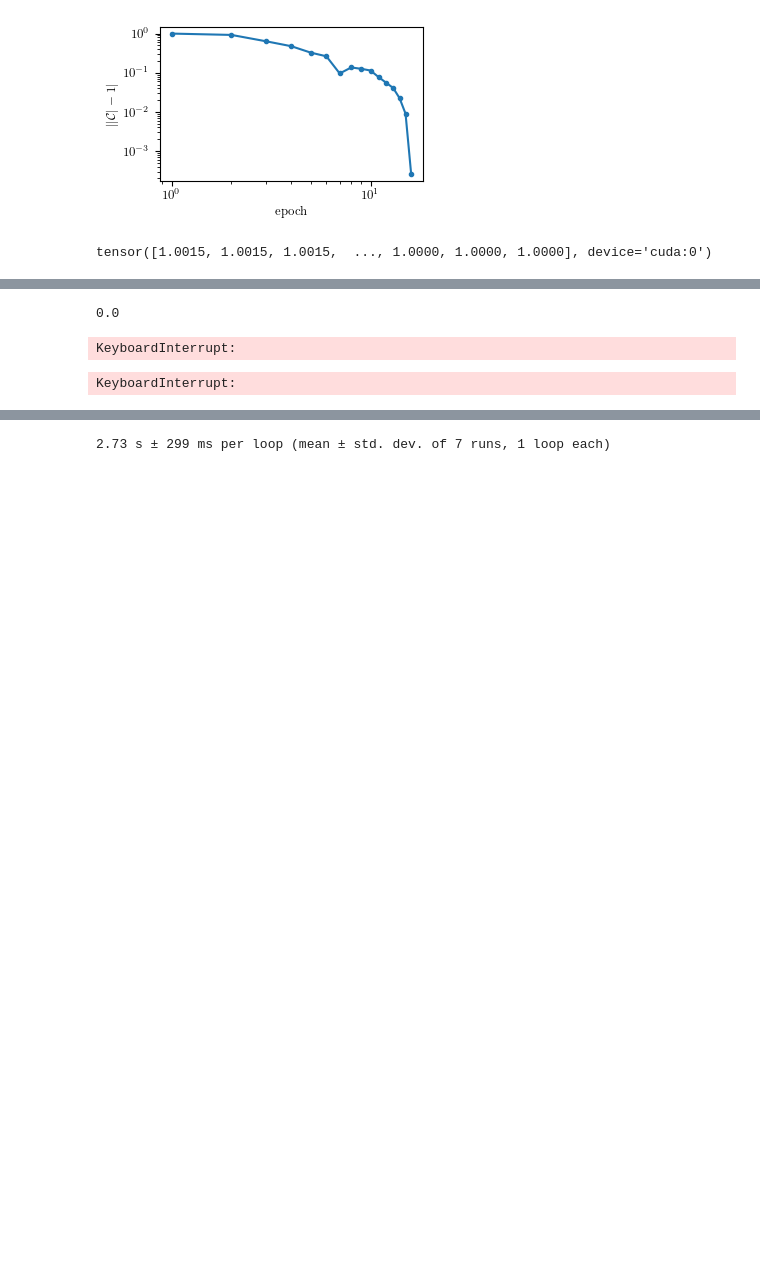
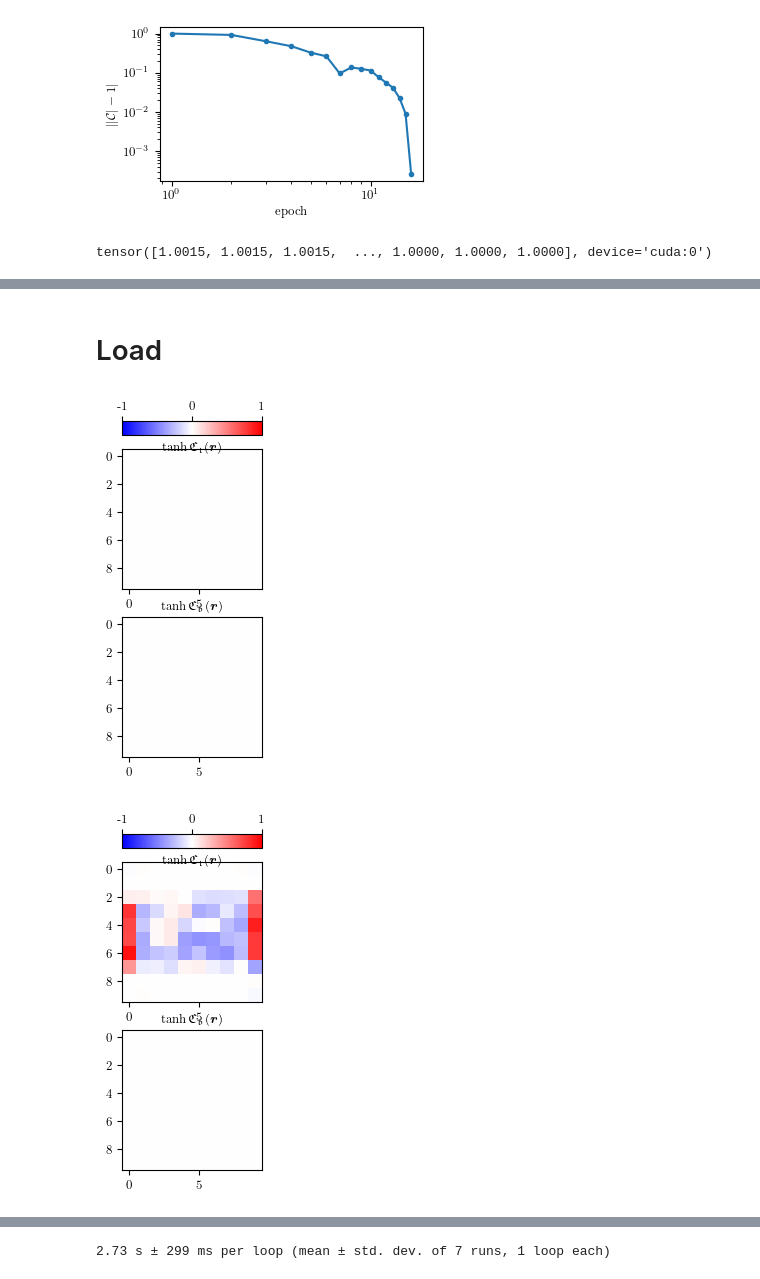
Before and after one commit to hainingpan/GTN, a Jupyter notebook: test_pytorch.ipynb, the cells around one changed output, grey strips where cells are left out. Cells and saved outputs as stored; diff of their text form; code cells hidden in the pictures; blank space fills up the shorter version.

```diff
--- a/test_pytorch.ipynb
+++ b/test_pytorch.ipynb
@@ -206,4 +274,5 @@ plot_C_r(C_r[0],ax,bottomcb=False)
 # %%
-fig,ax=plt.subplots(1,2,figsize=(5,2.5))
-plot_EC(EC,ax=ax,vmax=None)
+for idx in range(len(EC_list)):
+    fig,ax=plt.subplots(1,2,figsize=(5,2.5))
+    plot_EC(EC_list[idx].cpu(),ax=ax,vmax=None)
 # %% [output]
@@ -215,4 +289,0 @@ plot_EC(EC,ax=ax,vmax=None)
-# %%
-for idx in range(len(C_r_list)):
-    fig,ax=plt.subplots(2,1)
-    plot_C_r(C_r_list[idx][0],ax,bottomcb=False)
@@ -233,4 +289,0 @@ for idx in range(len(C_r_list)):
-# %%
-for idx in range(len(EC_list)):
-    fig,ax=plt.subplots(1,2,figsize=(5,2.5))
-    plot_EC(EC_list[idx],ax=ax,vmax=None)
@@ -376,12 +379,11 @@ plt.plot(nu_list)
-# %%
-chern_number_quick(gtn2_torch.C_m,A_idx_0,B_idx_0,C_idx_0,device=gtn2_torch.device,dtype=gtn2_torch.dtype_float)
-# %% [output]
-0.0
-# %%
-measure_feedback_layer(gtn2_torch,)
-# %% [output]
-KeyboardInterrupt:
-# %%
-randomize(gtn2_torch,measure=True)
-# %% [output]
-KeyboardInterrupt:
+# %% [markdown]
+# Load
+# %%
+rs = torch.load('class_A_2D_L10_nshell2_tf10.pt', map_location='cpu')
+# %%
+for idx in range(len(C_r_list)):
+    fig,ax=plt.subplots(2,1)
+    plot_C_r(rs['C_r'][idx][0],ax,bottomcb=False)
+# %% [output]
+[figure, added]
+[figure, added]
```
Also changed, not shown: parts of 22 cells of this notebook, 2 other files.
